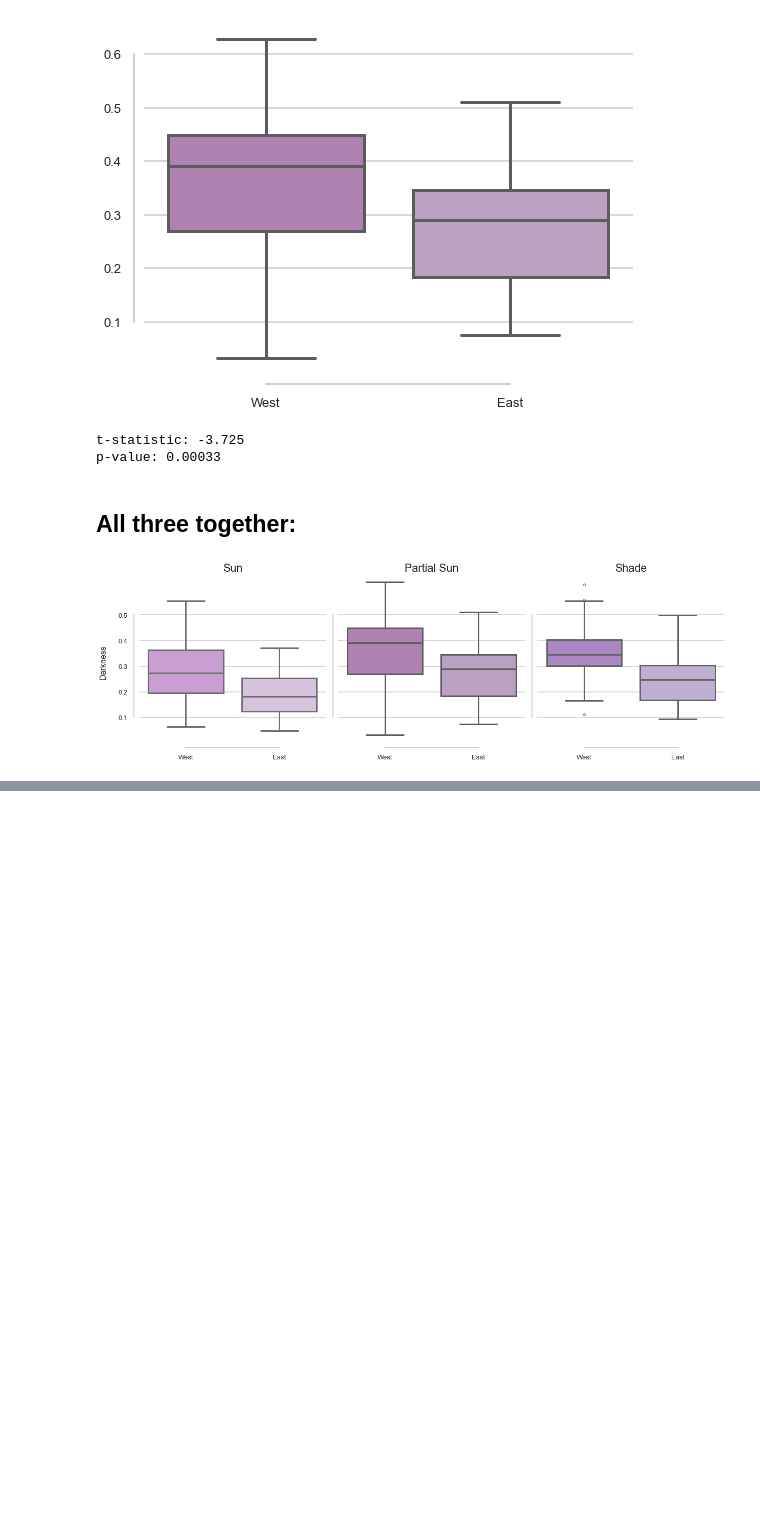
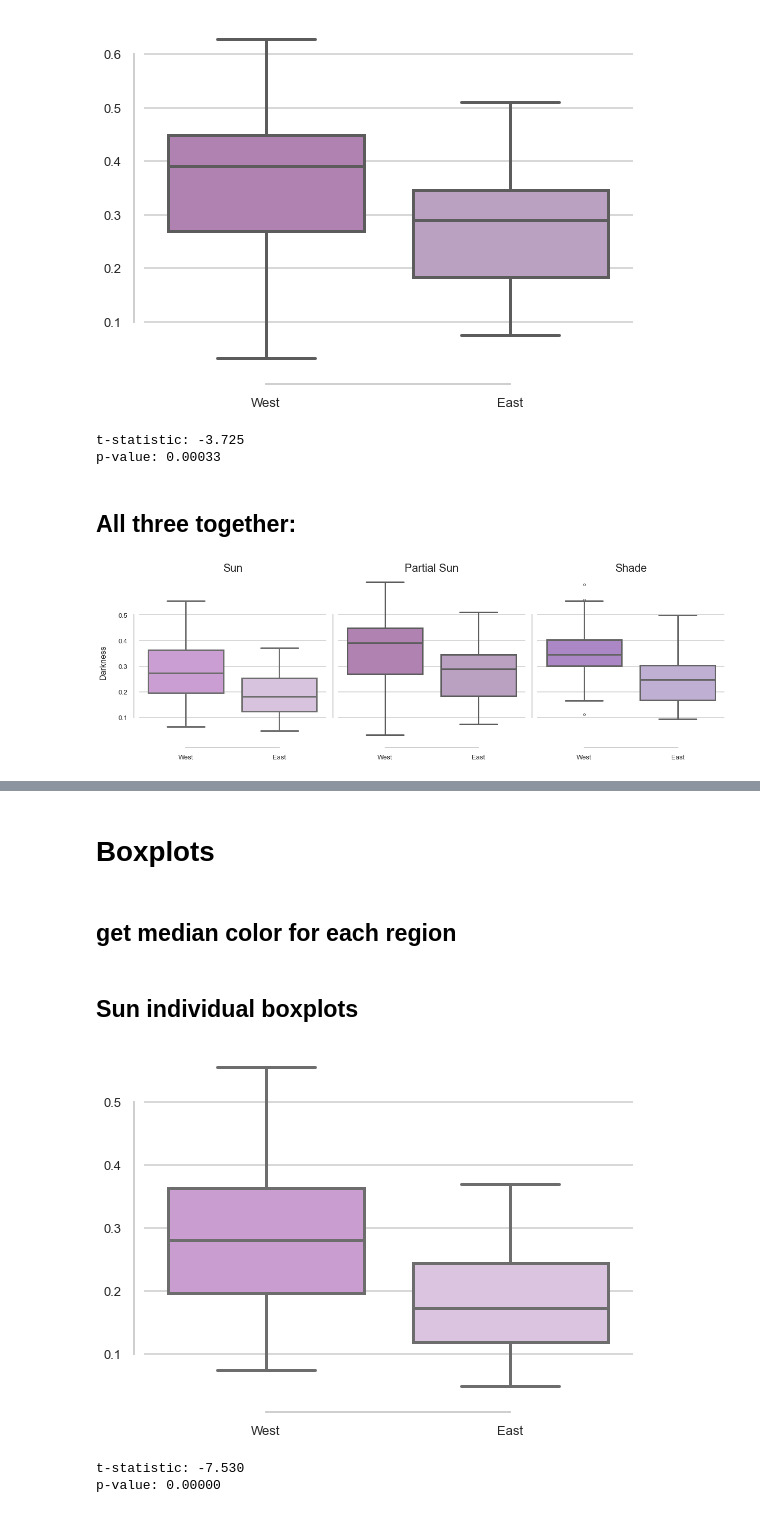
Before and after one commit to pmckenz1/monarda_fistulosa_color, a Jupyter notebook: validation/analyzing_validation.ipynb, the cells around one changed output, grey strips where cells are left out. Cells and saved outputs as stored; diff of their text form; code cells hidden in the pictures; blank space fills up the shorter version.

```diff
--- a/validation/analyzing_validation.ipynb
+++ b/validation/analyzing_validation.ipynb
@@ -729,0 +762,8 @@ plt.show()
+# %%
+sunlist = list(intersected_val[intersected_val.lighting.eq('s')].image_idxs)
+shadelist = list(intersected_val[intersected_val.lighting.eq('h')].image_idxs)
+partiallist = list(intersected_val[intersected_val.lighting.eq('p')].image_idxs)
+# %%
+sun_df = color_df[(color_df.image_idx.isin(sunlist))]
+shade_df = color_df[(color_df.image_idx.isin(shadelist))]
+partial_df = color_df[(color_df.image_idx.isin(partiallist))]
@@ -729,0 +790,14 @@ plt.show()
+# %% [markdown]
+# Boxplots
+# %% [markdown]
+## get median color for each region
+# %%
+# conversion functions (from notebook 5)
+def rgb_to_hex(rgb):
+    # rgb should be a tuple like (R, G, B)
+    return '#{:02x}{:02x}{:02x}'.format(*rgb)
+def lab_to_rgb(lab):
+    """convert (L,a,b) in OpenCV's Lab to (r,g,b) in [0,255]"""
+    arr = np.array([[lab]], dtype=np.uint8)
+    rgb = cv2.cvtColor(arr, cv2.COLOR_LAB2RGB)[0][0]
+    return tuple(int(x) for x in rgb)
@@ -729,0 +865,51 @@ plt.show()
+# %% [markdown]
+## Sun individual boxplots
+# %%
+# make nice figure aesthetics
+sns.set(style='whitegrid', context='talk', font_scale=1.2)
+
+# set up plot
+fig, ax = plt.subplots(figsize=(8, 6))
+
+# specify boxplot params
+sns.boxplot(
+    x='region',
+    y='darkness',
+    data=sun_df,
+    hue='region',
+    legend=False,
+    palette=[sun_west_median_color, sun_east_median_color],  # two shades of purple. could be the same, no preference here.
+    linewidth=3,
+    fliersize=4,
+    order=['West', 'East'],
+    hue_order=['West', 'East'],
+    ax=ax
+)
+
+# no labels/titles
+#ax.set_title('"Darkness" by Region (West vs. East)', fontsize=16, fontweight='bold', pad=15)
+ax.set_xlabel(None)
+ax.set_ylabel(None)
+
+# tick parameters
+ax.tick_params(axis='both', which='major', labelsize=13)
+
+# this helps push the horiz bars away from the y
+sns.despine(offset=10, trim=True)
+
+# let's see it!
+plt.tight_layout()
+plt.show()
+
+# t-test as well
+west_darkness = sun_df[sun_df['region'] == 'West']['darkness']
+east_darkness = sun_df[sun_df['region'] == 'East']['darkness']
+t_stat, p_value = ttest_ind(east_darkness, west_darkness, equal_var=False)
+
+# t-test results
+print(f"t-statistic: {t_stat:.3f}")
+print(f"p-value: {p_value:.5f}")
+# %% [output]
+[figure, added]
+t-statistic: -7.530
+p-value: 0.00000
```
Also changed, not shown: parts of 18 cells of this notebook.
